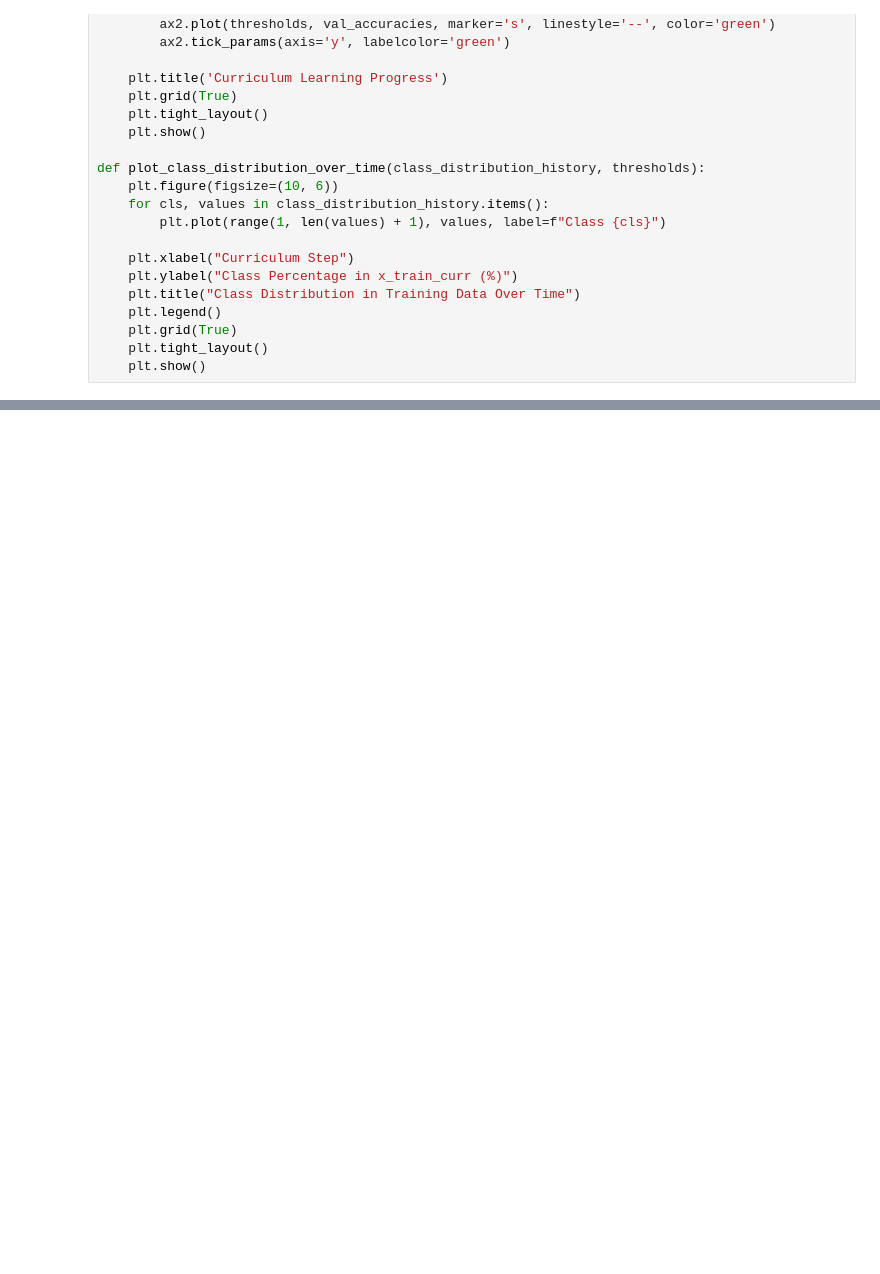
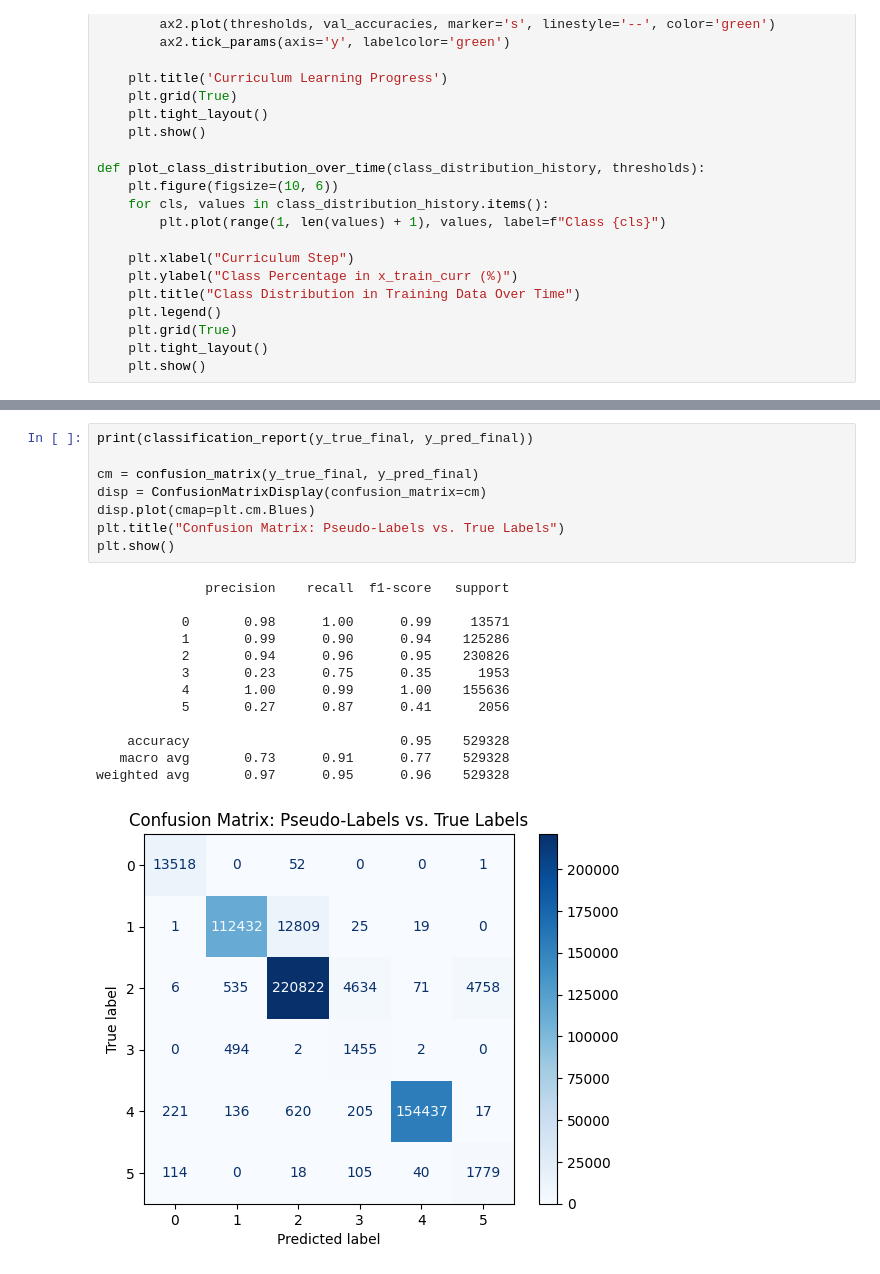
Before and after one commit to lucchinaluca/thesis-datasec, a Jupyter notebook: Pseudo-Labeling.ipynb, the cells around one changed output, grey strips where cells are left out. Cells and saved outputs as stored; diff of their text form; blank space fills up the shorter version.

```diff
--- a/Pseudo-Labeling.ipynb
+++ b/Pseudo-Labeling.ipynb
@@ -634,0 +672,22 @@ before more steps added -->
+# %%
+print(classification_report(y_true_final, y_pred_final))
+
+cm = confusion_matrix(y_true_final, y_pred_final)
+disp = ConfusionMatrixDisplay(confusion_matrix=cm)
+disp.plot(cmap=plt.cm.Blues)
+plt.title("Confusion Matrix: Pseudo-Labels vs. True Labels")
+plt.show()
+# %% [output]
+              precision    recall  f1-score   support
+
+           0       0.98      1.00      0.99     13571
+           1       0.99      0.90      0.94    125286
+           2       0.94      0.96      0.95    230826
+           3       0.23      0.75      0.35      1953
+           4       1.00      0.99      1.00    155636
+           5       0.27      0.87      0.41      2056
+
+    accuracy                           0.95    529328
+   macro avg       0.73      0.91      0.77    529328
+weighted avg       0.97      0.95      0.96    529328
+[figure, added]
```
Also changed, not shown: parts of 11 cells of this notebook.
